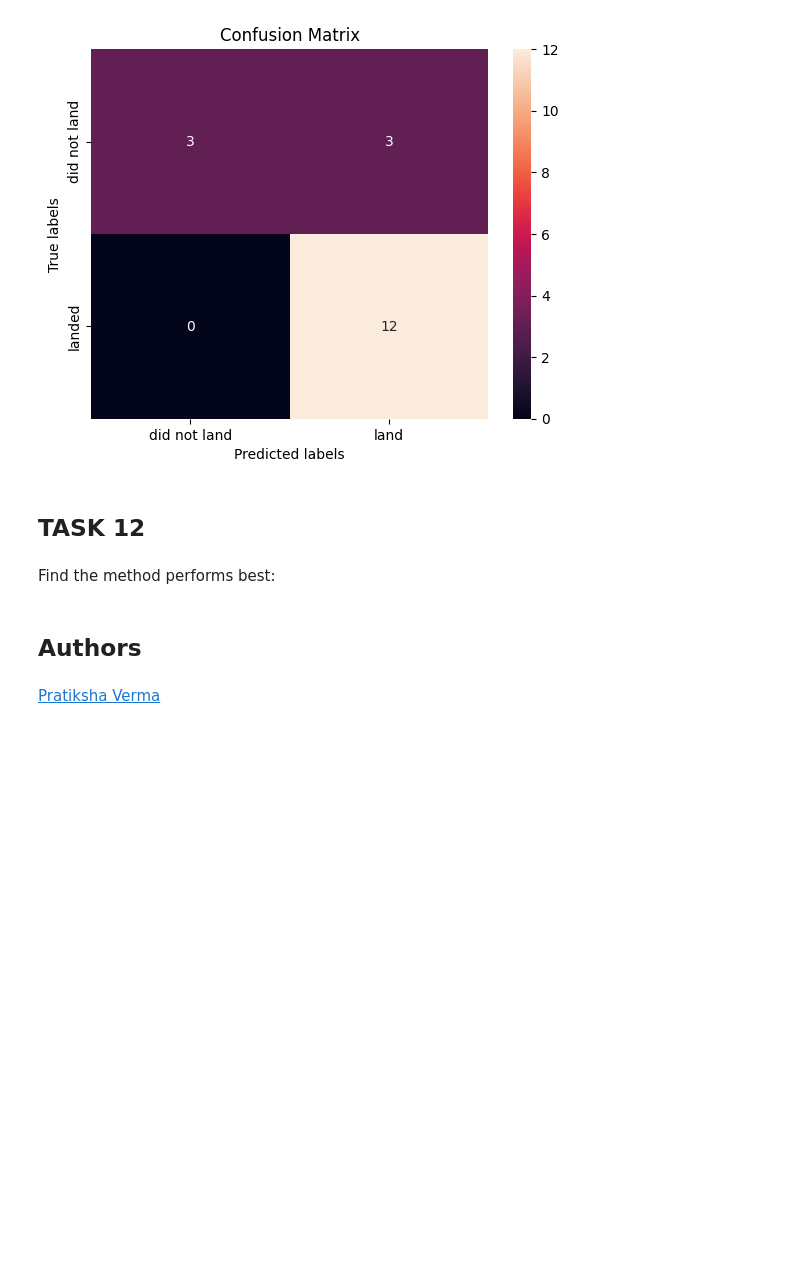
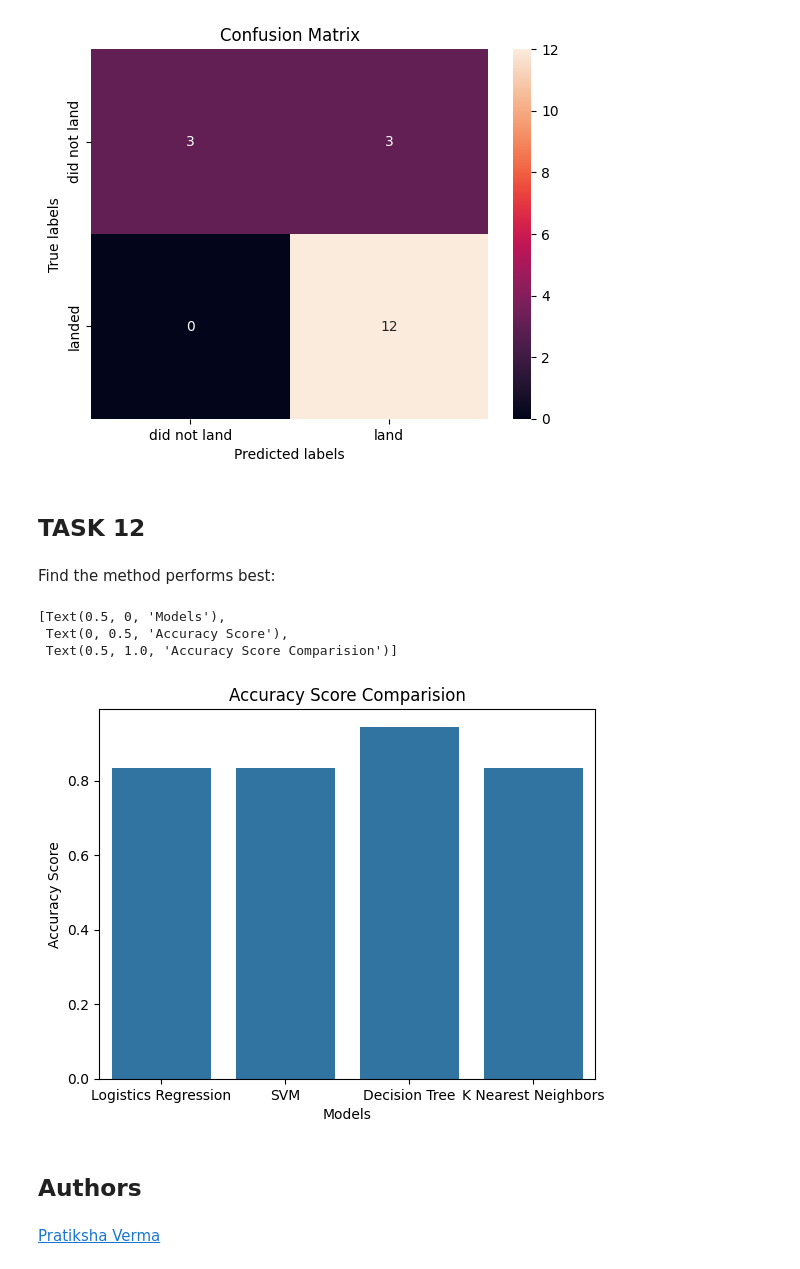
Before and after one commit to zeon2103133/applied_data_science_capstone_project, a Jupyter notebook: SpaceX_Machine_Learning_Prediction_Part_5.jupyterlite.ipynb, the cells around one changed output. Saved outputs shown, nothing was run; the diff lists cells and outputs as text; code cells hidden in the pictures; blank space fills up the shorter version.

```diff
--- a/SpaceX_Machine_Learning_Prediction_Part_5.jupyterlite.ipynb
+++ b/SpaceX_Machine_Learning_Prediction_Part_5.jupyterlite.ipynb
@@ -347,6 +347,22 @@ plot_confusion_matrix(Y_test,yhat)
 ## TASK  12
 # %% [markdown]
 Find the method performs best:
+# %%
+logreg_score = logreg_cv.score(X_test, Y_test)
+svm_score = svm_cv.score(X_test, Y_test)
+tree_score = tree_cv.score(X_test, Y_test)
+knn_score = knn_cv.score(X_test, Y_test)
+
+model_scores = [logreg_score, svm_score, tree_score, knn_score ]
+models = ['Logistics Regression', 'SVM', 'Decision Tree', 'K Nearest Neighbors']
+
+fig = sns.barplot( x = models, y = model_scores)
+fig.set(xlabel='Models', ylabel='Accuracy Score', title = 'Accuracy Score Comparision')
+# %% [output]
+[Text(0.5, 0, 'Models'),
+ Text(0, 0.5, 'Accuracy Score'),
+ Text(0.5, 1.0, 'Accuracy Score Comparision')]
+[figure, added]
 # %% [markdown]
 ## Authors
 # %% [markdown]
```
Also changed, not shown: parts of 4 cells of this notebook.
